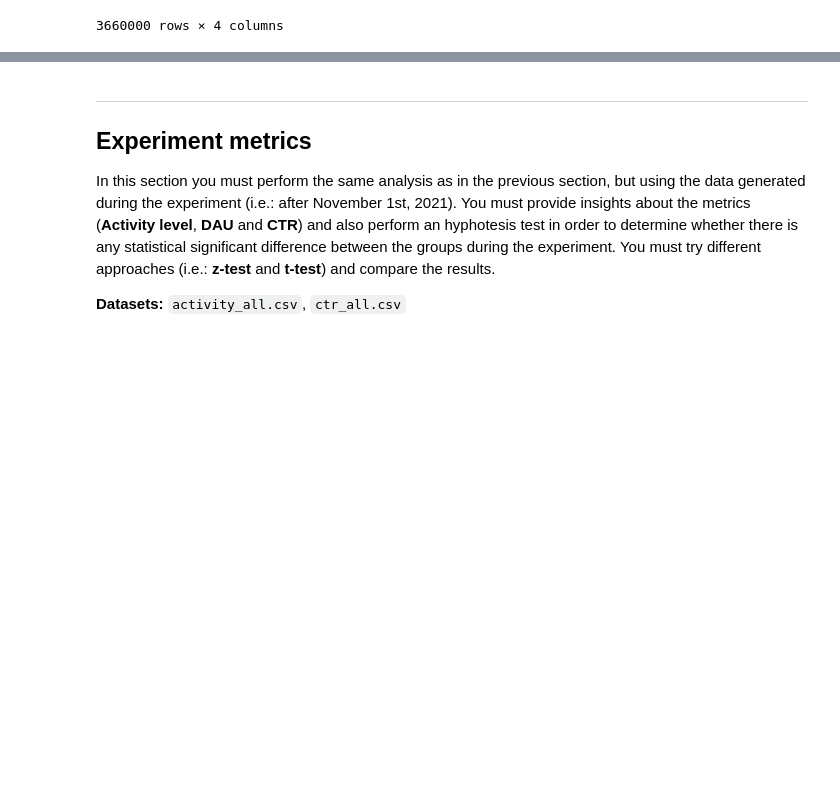
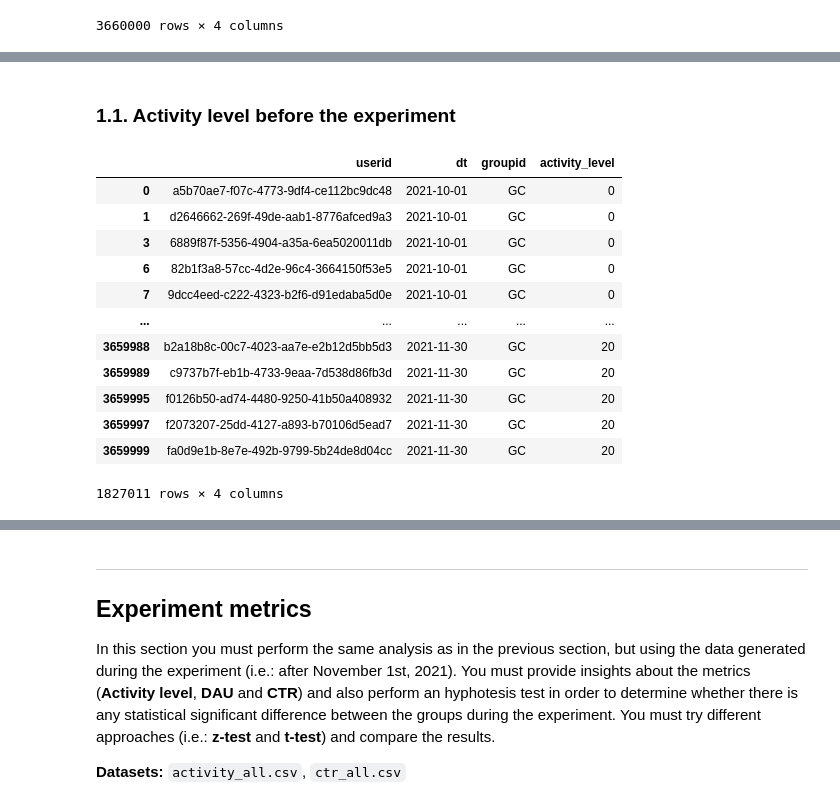
Before and after one commit to AndrewBavuels/the_significant_challenge, a Jupyter notebook: ab_test_challenge.ipynb, the cells around one changed output, grey strips where cells are left out. Cells and saved outputs as stored; diff of their text form; code cells hidden in the pictures; blank space fills up the shorter version.

```diff
--- a/ab_test_challenge.ipynb
+++ b/ab_test_challenge.ipynb
@@ -234,0 +324,19 @@ activity_all
+# %% [markdown]
+### 1.1. Activity level before the experiment
+# %%
+gc_activity_before = activity_all[activity_all["groupid"]== 'GC']
+gc_activity_before
+# %% [output]
+|  | userid | dt | groupid | activity_level |
+| 0 | a5b70ae7-f07c-4773-9df4-ce112bc9dc48 | 2021-10-01 | GC | 0 |
+| 1 | d2646662-269f-49de-aab1-8776afced9a3 | 2021-10-01 | GC | 0 |
+| 3 | 6889f87f-5356-4904-a35a-6ea5020011db | 2021-10-01 | GC | 0 |
+| 6 | 82b1f3a8-57cc-4d2e-96c4-3664150f53e5 | 2021-10-01 | GC | 0 |
+| 7 | 9dcc4eed-c222-4323-b2f6-d91edaba5d0e | 2021-10-01 | GC | 0 |
+| ... | ... | ... | ... | ... |
+| 3659988 | b2a18b8c-00c7-4023-aa7e-e2b12d5bb5d3 | 2021-11-30 | GC | 20 |
+| 3659989 | c9737b7f-eb1b-4733-9eaa-7d538d86fb3d | 2021-11-30 | GC | 20 |
+| 3659995 | f0126b50-ad74-4480-9250-41b50a408932 | 2021-11-30 | GC | 20 |
+| 3659997 | f2073207-25dd-4127-a893-b70106d5ead7 | 2021-11-30 | GC | 20 |
+| 3659999 | fa0d9e1b-8e7e-492b-9799-5b24de8d04cc | 2021-11-30 | GC | 20 |
+1827011 rows × 4 columns
```
Also changed, not shown: parts of 60 cells of this notebook.
